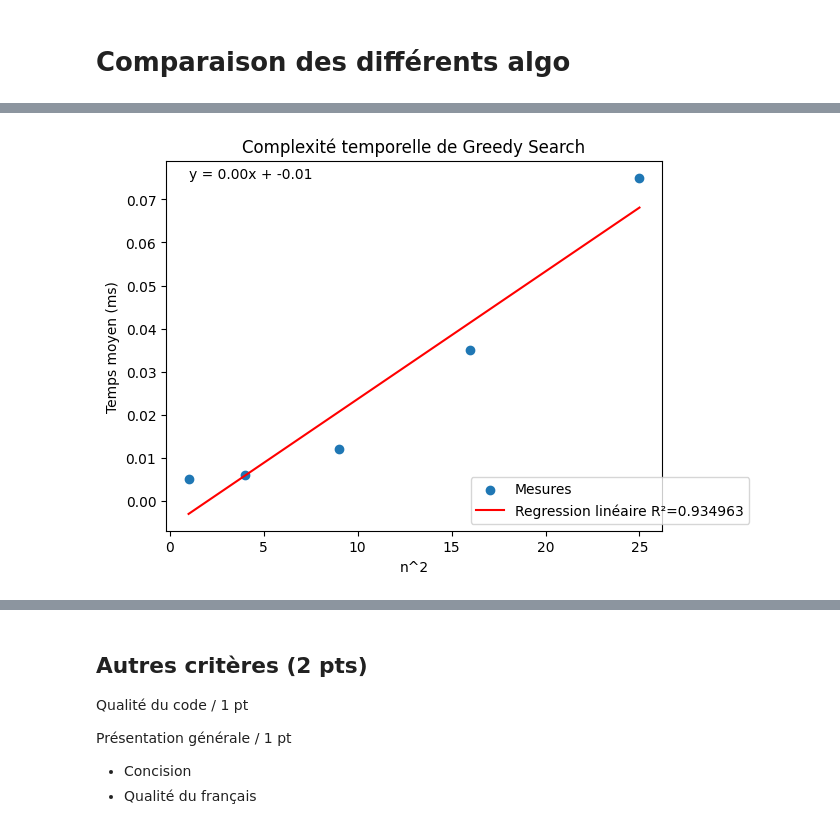
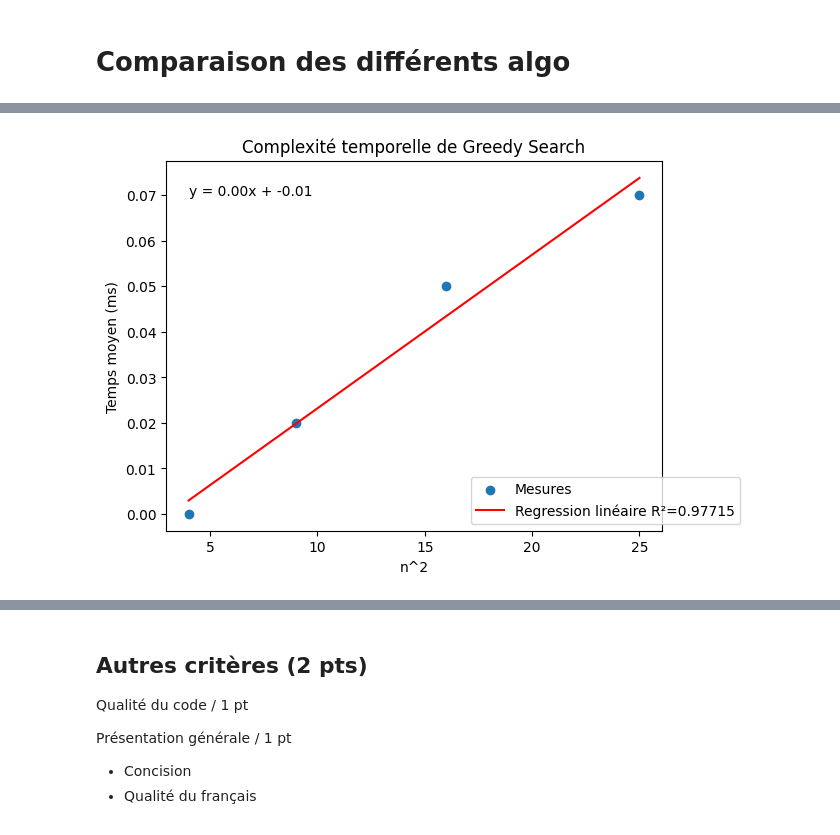
Before and after one commit to chuxiangsu/INF8775TP3, a Jupyter notebook: tp3_squelette (1).ipynb, the cells around one changed output, grey strips where cells are left out. Cells and saved outputs as stored; diff of their text form; code cells hidden in the pictures.

```diff
--- a/tp3_squelette (1).ipynb
+++ b/tp3_squelette (1).ipynb
@@ -621,7 +621,7 @@ def variable_neighborhood_search(matrix, max_iterations=500, neighborhood_depth=
         return neighbors
 
     n = len(matrix)
-    current_solution = local_search(matrix)
+    current_solution = local_search(matrix,180,start_time = time.time())
     current_score = score_solution(matrix, current_solution)
 
     iteration = 0
@@ -696,6 +694,10 @@ Score moyen: 57.910000000000004
 # %% [markdown]
 # Comparaison des différents algo
 # %%
+def run_local_search(sample):
+    time_limit = 180  # Set the desired time limit
+    start_time = time.time()
+    return local_search(sample, time_limit=time_limit, start_time=start_time)
 sizes = range(7, 9)  # Adjust the range as needed
 results = {"Variable Neighborhood Search": [], "Local Search": [], "Simulated Annealing": []}
 tries =0
@@ -710,7 +712,7 @@ for i in range(1,5):
     for size in sizes:
         problem = Problem(size, num_samples=100)
         results["Variable Neighborhood Search"].append(measure_mean(variable_neighborhood_search, problem))
-        results["Local Search"].append(measure_mean(local_search, problem))
+        results["Local Search"].append(measure_mean(run_local_search, problem))
         results["Simulated Annealing"].append(measure_mean(simulated_annealing, problem))
 
     # Extract mean times and mean scores for each algorithm
@@ -1030,32 +952,57 @@ Complexité Totale pour Exhaustive Search :
 # %%
 # Analyse hybride
+def run_local_search(sample):
+    time_limit = 180  # Set the desired time limit
+    start_time = time.time()
+    return local_search(sample, time_limit=time_limit, start_time=start_time)
 
-sizes = [1,2,3,4,5,]  # Tailles des matrices
-num_samples = 1000  # Nombre d'échantillons par taille
-problems = make_problems(sizes, num_samples=num_samples)  # Générer les problèmes
+def run_simulated_annealing(sample):
+    time_limit = 180  # Set the desired time limit
+    return simulated_annealing(sample, initial_temp=1000, cooling_rate=0.995, time_limit=time_limit)
 
-# Mesures pour chaque algorithme
+def run_variable_neighborhood_search(sample):
+    return variable_neighborhood_search(sample, max_iterations=500, neighborhood_depth=3)
+
+# Wrapper functions for additional algorithms
+def run_multiple_local_search(sample):
+    return mutilple_local_search(sample)
+
+# Problem sizes and samples
+sizes = [2, 3, 4 , 5]  # Sizes of matrices
+num_samples = 100  # Number of samples for each size
+problems = make_problems(sizes, num_samples=num_samples)  # Generate problems
+
+# Measure for each algorithm
 results_greedy = measure_range(greedy_search, problems)
-results_local_search = measure_range(local_search, problems)
-#results_exhaustive = measure_range(exhaustive_search, problems)
+results_local_search = measure_range(run_local_search, problems)
+results_simulated_annealing = measure_range(run_simulated_annealing, problems)
+results_variable_neighborhood_search = measure_range(run_variable_neighborhood_search, problems)
+results_multiple_local_search = measure_range(run_multiple_local_search, problems)
 
-# Affichage des résultats
+# Display results for each algorithm
 print("\nRésultats pour Greedy Search :")
 display_data_as_table(results_greedy)
 
 print("\nRésultats pour Local Search :")
 display_data_as_table(results_local_search)
 
-#print("\nRésultats pour Exhaustive Search :")
-#display_data_as_table(results_exhaustive)
+print("\nRésultats pour Simulated Annealing :")
+display_data_as_table(results_simulated_annealing)
 
+print("\nRésultats pour Variable Neighborhood Search :")
+display_data_as_table(results_variable_neighborhood_search)
 
-import numpy as np
+print("\nRésultats pour Multiple Local Search :")
+display_data_as_table(results_multiple_local_search)
 
+# Prepare data for power analysis
 data_greedy = {r.size ** 2: r.mean for r in results_greedy}
 data_local = {r.size ** 3: r.mean for r in results_local_search}
-#data_exhaustive = {r.size ** 4: r.mean for r in results_exhaustive}  # Approximation pour exhaustive
+data_simulated_annealing = {r.size ** 3: r.mean for r in results_simulated_annealing}
+data_variable_neighborhood_search = {r.size ** 3: r.mean for r in results_variable_neighborhood_search}
+data_multiple_local_search = {r.size ** 3: r.mean for r in results_multiple_local_search}
 
+# Plot results for each algorithm
 # Graphique pour Greedy Search
 test_de_puissance(
     data=data_greedy,
@@ -1072,13 +1019,29 @@ test_de_puissance(
     title="Complexité temporelle de Local Search"
 )
 
-# Graphique pour Exhaustive Search
-#test_de_puissance(
-    #data=data_exhaustive,
-    #x_label="n^4",
-    #y_label="Temps moyen (ms)",
-    #title="Complexité temporelle de Exhaustive Search"
-#)
+# Graphique pour Simulated Annealing
+test_de_puissance(
+    data=data_simulated_annealing,
+    x_label="n^3",
+    y_label="Temps moyen (ms)",
+    title="Complexité temporelle de Simulated Annealing"
+)
+
+# Graphique pour Variable Neighborhood Search
+test_de_puissance(
+    data=data_variable_neighborhood_search,
+    x_label="n^3",
+    y_label="Temps moyen (ms)",
+    title="Complexité temporelle de Variable Neighborhood Search"
+)
+
+# Graphique pour Multiple Local Search
+test_de_puissance(
+    data=data_multiple_local_search,
+    x_label="n^3",
+    y_label="Temps moyen (ms)",
+    title="Complexité temporelle de Multiple Local Search"
+)
 # %% [output]
 Résultats pour Greedy Search :
 Taille       Temps moyen  Score moyen
@@ -1098 +1063 @@ Taille       Temps moyen  Score moyen
-[figure, old version]
+[figure, new version]
```
Also changed, not shown: parts of 13 cells of this notebook.
